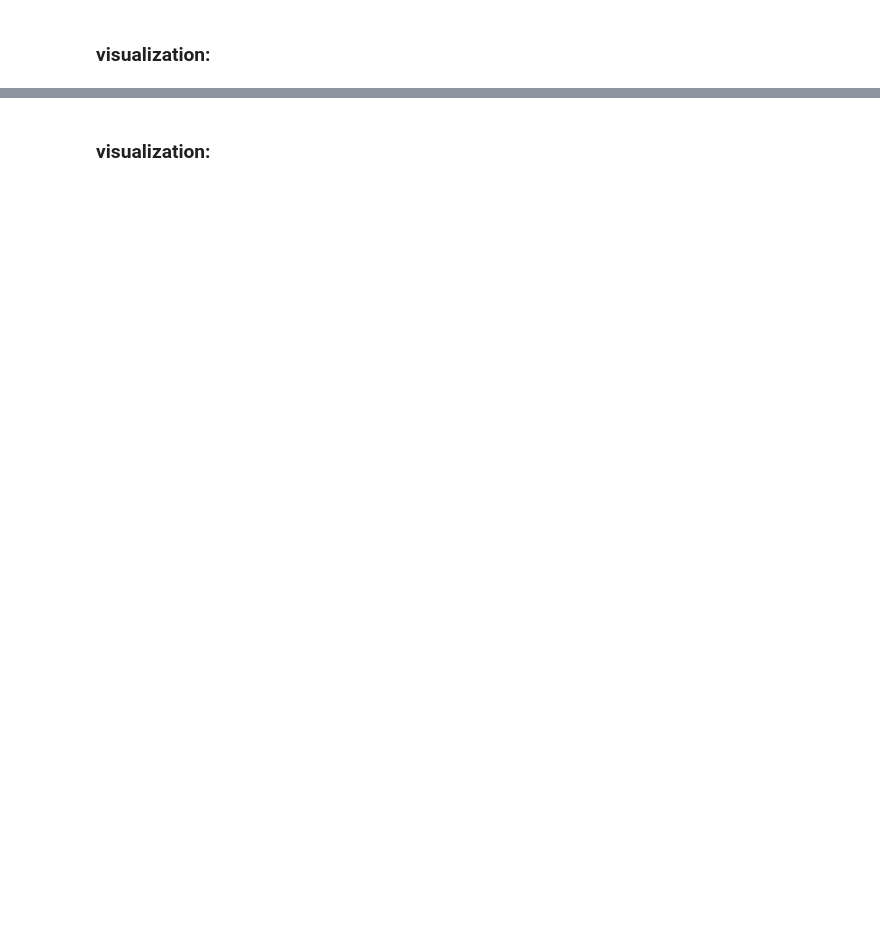
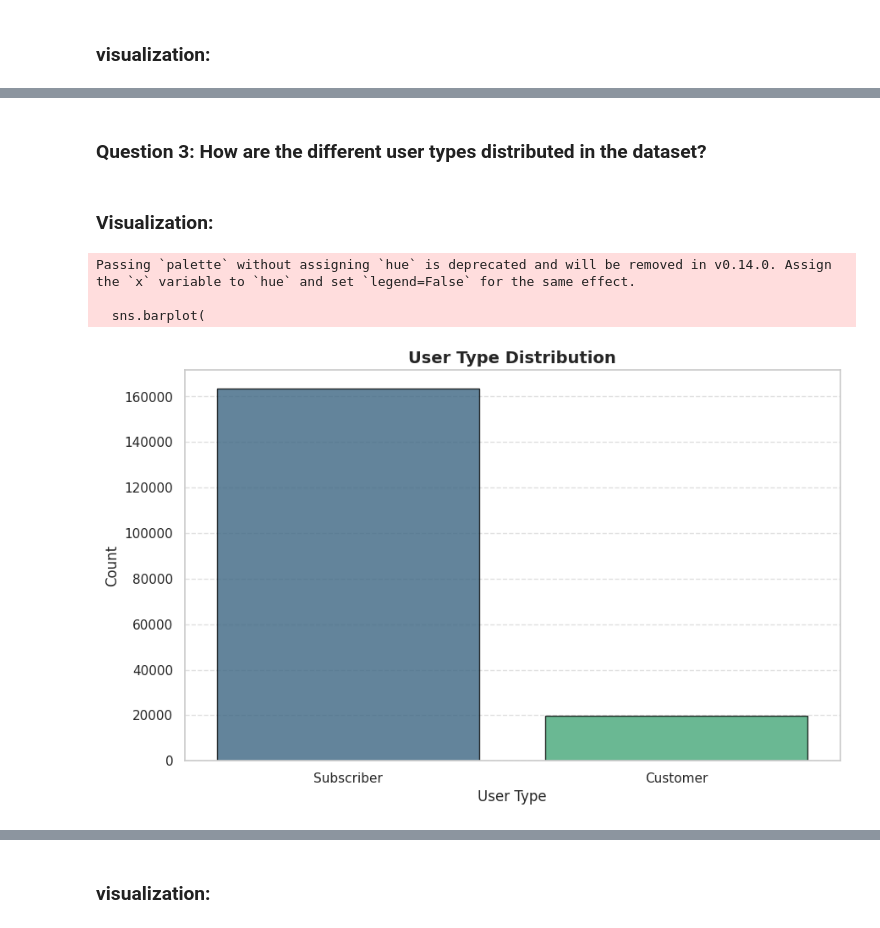
Before and after one commit to AbdKhuffash/Udacity_P3_Communicate-Data-Findings, a Jupyter notebook: Part_I_Exploration_FordGoBike.ipynb, the cells around one changed output, grey strips where cells are left out. Cells and saved outputs as stored; diff of their text form; code cells hidden in the pictures; blank space fills up the shorter version.

```diff
--- a/Part_I_Exploration_FordGoBike.ipynb
+++ b/Part_I_Exploration_FordGoBike.ipynb
@@ -223,0 +317,33 @@ There are more subscribers than casual customers, which may indicate that a larg
+# %% [markdown]
+### Question 3: How are the different user types distributed in the dataset?
+# %% [markdown]
+### Visualization:
+# %%
+# Count the occurrences of each user type
+user_type_counts = data['user_type'].value_counts()
+
+# Create a bar plot with corrected data handling
+plt.figure(figsize=(10, 6))
+sns.barplot(
+    x=user_type_counts.index,  # User type categories (Subscriber, Customer)
+    y=user_type_counts.values,  # Corresponding counts
+    palette='viridis',
+    edgecolor='black',
+    alpha=0.8
+)
+
+# Customize title and labels
+plt.title('User Type Distribution', fontsize=14, fontweight='bold')
+plt.xlabel('User Type', fontsize=12)
+plt.ylabel('Count', fontsize=12)
+
+# Add gridlines for better readability
+plt.grid(axis='y', linestyle='--', alpha=0.6)
+
+# Show the plot
+plt.show()
+# %% [output]
+Passing `palette` without assigning `hue` is deprecated and will be removed in v0.14.0. Assign the `x` variable to `hue` and set `legend=False` for the same effect.
+
+  sns.barplot(
+[figure, added]
```
Also changed, not shown: parts of 97 cells of this notebook.
